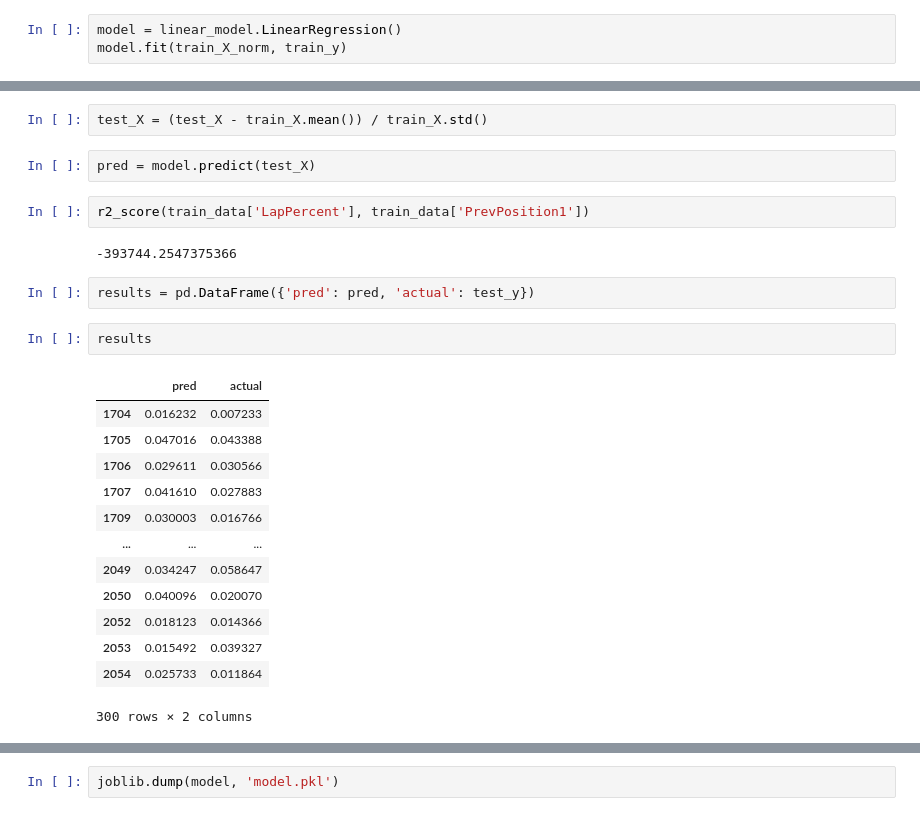
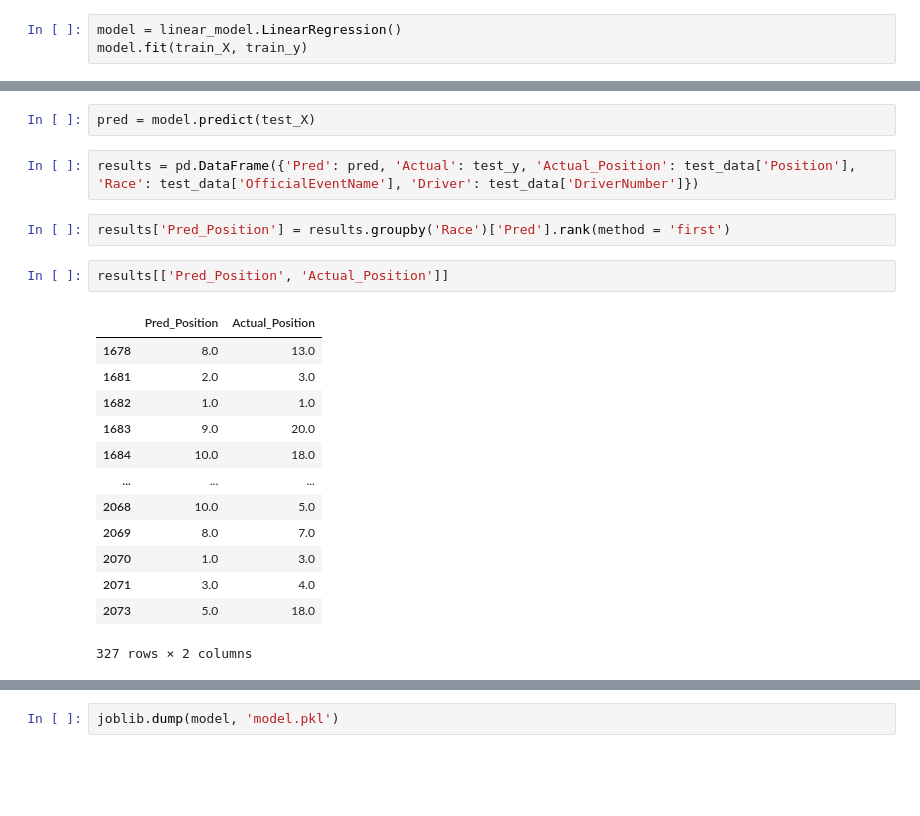
Before and after one commit to jamisonmeindl/F1-Data-Analysis, a Jupyter notebook: training.ipynb, the cells around one changed output, grey strips where cells are left out. Saved outputs shown, nothing was run; the diff lists cells and outputs as text; blank space fills up the shorter version.

Commit message:
added additional historical results

```diff
--- a/training.ipynb
+++ b/training.ipynb
@@ -96,5 +110,5 @@ train_X_norm
 # %%
 model = linear_model.LinearRegression()
-model.fit(train_X_norm, train_y)
+model.fit(train_X, train_y)
 # %% [output]
 LinearRegression()
@@ -116,29 +126,25 @@ pd.concat([pd.DataFrame(train_X_norm.columns),pd.DataFrame(np.transpose(model.co
 # %%
 test_X = test_data[X_cols]
 test_y = test_data['LapPercent']
-# %%
-test_X = (test_X - train_X.mean()) / train_X.std()
 # %%
 pred = model.predict(test_X)
-# %%
-r2_score(train_data['LapPercent'], train_data['PrevPosition1'])
-# %% [output]
--393744.2547375366
-# %%
-results = pd.DataFrame({'pred': pred, 'actual': test_y})
+# %%
+results = pd.DataFrame({'Pred': pred, 'Actual': test_y, 'Actual_Position': test_data['Position'], 'Race': test_data['OfficialEventName'], 'Driver': test_data['DriverNumber']})
+# %%
+results['Pred_Position'] = results.groupby('Race')['Pred'].rank(method = 'first')
 # %%
-results
+results[['Pred_Position', 'Actual_Position']]
 # %% [output]
-|  | pred | actual |
-| 1704 | 0.016232 | 0.007233 |
-| 1705 | 0.047016 | 0.043388 |
-| 1706 | 0.029611 | 0.030566 |
-| 1707 | 0.041610 | 0.027883 |
-| 1709 | 0.030003 | 0.016766 |
+|  | Pred_Position | Actual_Position |
+| 1678 | 8.0 | 13.0 |
+| 1681 | 2.0 | 3.0 |
+| 1682 | 1.0 | 1.0 |
+| 1683 | 9.0 | 20.0 |
+| 1684 | 10.0 | 18.0 |
 | ... | ... | ... |
-| 2049 | 0.034247 | 0.058647 |
-| 2050 | 0.040096 | 0.020070 |
-| 2052 | 0.018123 | 0.014366 |
-| 2053 | 0.015492 | 0.039327 |
-| 2054 | 0.025733 | 0.011864 |
+| 2068 | 10.0 | 5.0 |
+| 2069 | 8.0 | 7.0 |
+| 2070 | 1.0 | 3.0 |
+| 2071 | 3.0 | 4.0 |
+| 2073 | 5.0 | 18.0 |
-300 rows × 2 columns
+327 rows × 2 columns
```
Also changed, not shown: parts of 16 cells of this notebook, 2 other files.
